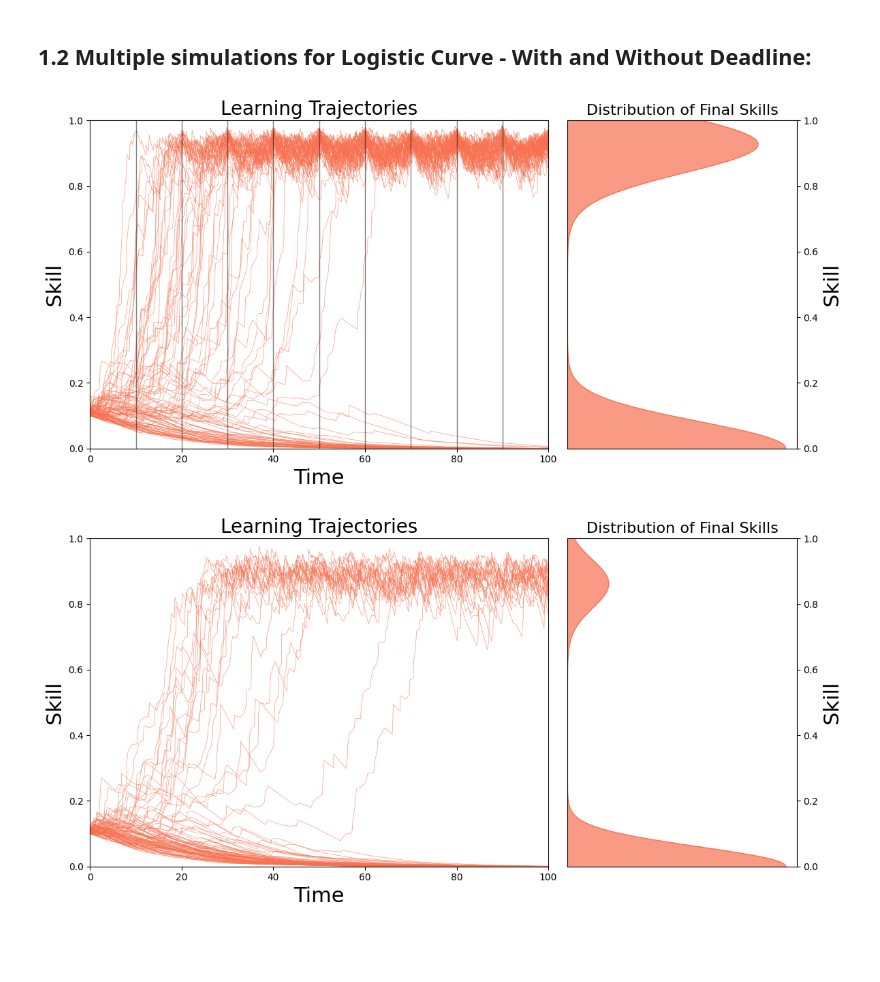
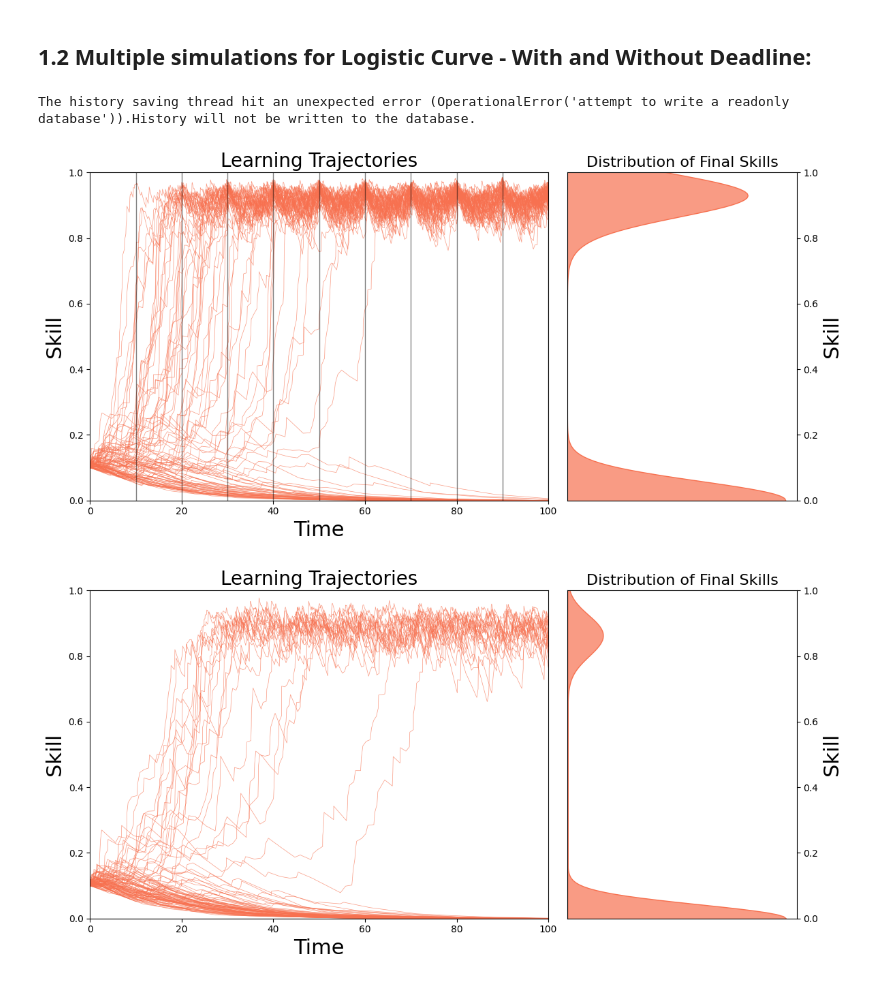
Before and after one commit to plaskar/rps_model, a Jupyter notebook: notebooks/Deadlines.ipynb, the cells around one changed output. Drawn from its saved outputs; the diff is of its cells as text; code cells hidden in the pictures; blank space fills up the shorter version.

```diff
--- a/notebooks/Deadlines.ipynb
+++ b/notebooks/Deadlines.ipynb
@@ -80,19 +80,20 @@ sigmoid_sims_deadline.run_multiple_sims()
 # %%
 ###### Setting up plots #######
 
 
 sigmoid_sims_deadline.plot_trajectory_and_histogram(colour_lineplots=sigmoid_colour, colour_histogram=sigmoid_colour,
-                                bw_adjust =0.7, save_location='../plots/sigmoid_sims_deadlines.png')
+                                bw_adjust =0.5, save_location='../plots/sigmoid_sims_deadlines.png')
 
 # sigmoid_sims_deadline.plot_summary_cogsci(colour_lineplots=sigmoid_colour, colour_histogram=sigmoid_colour,
 #                                           bw_adjust =0.7)
 
 
 sigmoid_sims_nodeadline.plot_trajectory_and_histogram(colour_lineplots=sigmoid_colour, colour_histogram=sigmoid_colour,
-                               bw_adjust=0.7, save_location='../plots/sigmoid_sims_nodeadlines.png')
+                               bw_adjust=0.5, save_location='../plots/sigmoid_sims_nodeadlines.png')
 
 # sigmoid_sims_nodeadline.plot_summary_cogsci(colour_lineplots=sigmoid_colour, colour_histogram=sigmoid_colour,
 #                                bw_adjust=0.7)
 # %% [output]
+The history saving thread hit an unexpected error (OperationalError('attempt to write a readonly database')).History will not be written to the database.
-[figure, old version]
+[figure, new version]
-[figure, old version]
+[figure, new version]
```
Also changed, not shown: 15 other files.
